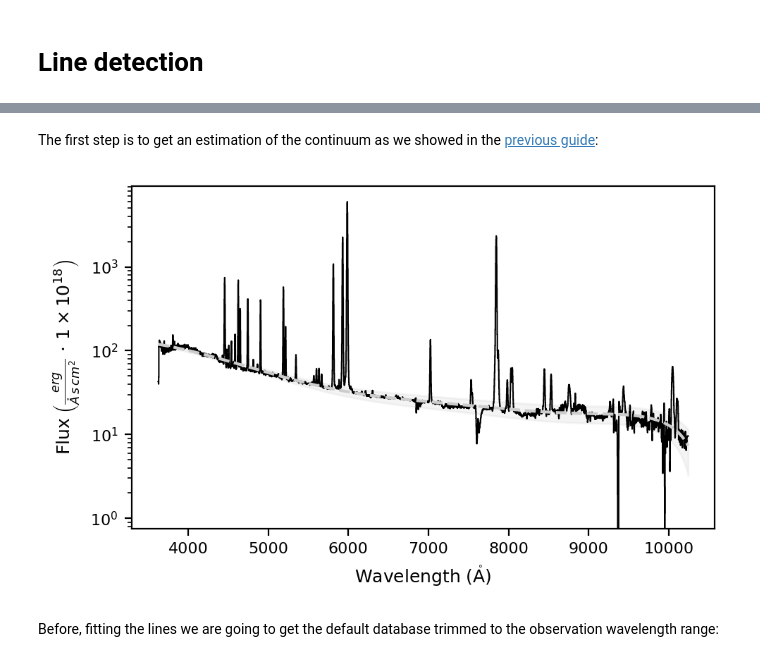
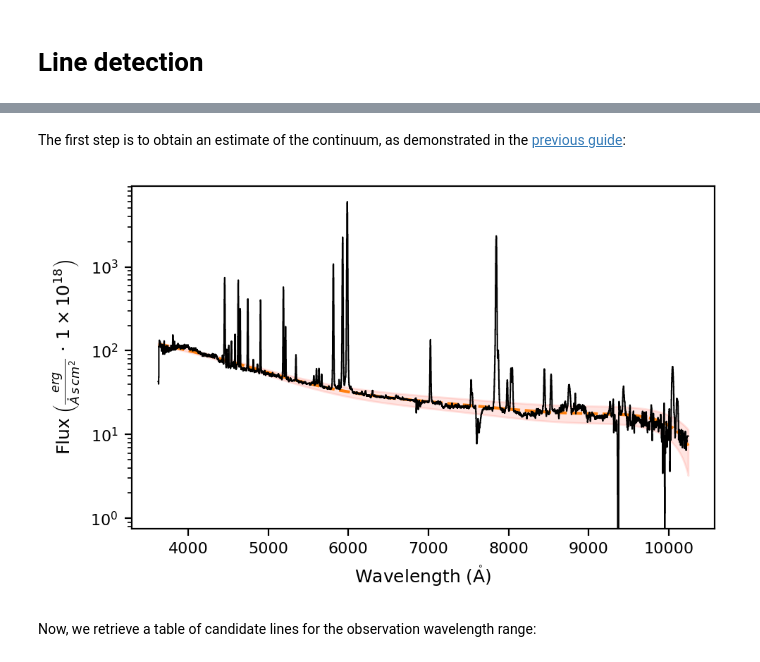
Before and after one commit to Vital-Fernandez/lime, a Jupyter notebook: examples/2_guides/2_line_detection.ipynb, the cells around one changed output, grey strips where cells are left out. Saved outputs shown, nothing was run; the diff lists cells and outputs as text; code cells hidden in the pictures.

```diff
--- a/examples/2_guides/2_line_detection.ipynb
+++ b/examples/2_guides/2_line_detection.ipynb
@@ -25,14 +29,14 @@ gp_spec.plot.spectrum(log_scale=True)
 [figure]
 # %% [markdown]
-The first step is to get an estimation of the continuum as we showed in the [previous guide](https://lime-stable.readthedocs.io/en/latest/guides/1_continuum_fitting.html):
+The first step is to obtain an estimate of the continuum, as demonstrated in the [previous guide](1_continuum_fitting.ipynb):
 # %%
 # Fit the object continuum:
 gp_spec.fit.continuum(degree_list=[3, 6, 6], emis_threshold=[3, 2, 1.5])
 
 # Plot the observation with the fitted continuum and its mean standard deviation
-gp_spec.plot.spectrum(include_cont=True, log_scale=True)
+gp_spec.plot.spectrum(show_cont=True, log_scale=True)
 # %% [output]
-[figure, old version]
+[figure, new version]
 # %% [markdown]
-Before, fitting the lines we are going to get the default database trimmed to the observation wavelength range:
+Now, we retrieve a table of candidate lines for the observation wavelength range:
 # %%
```
Also changed, not shown: parts of 9 cells of this notebook, 32 other files.
